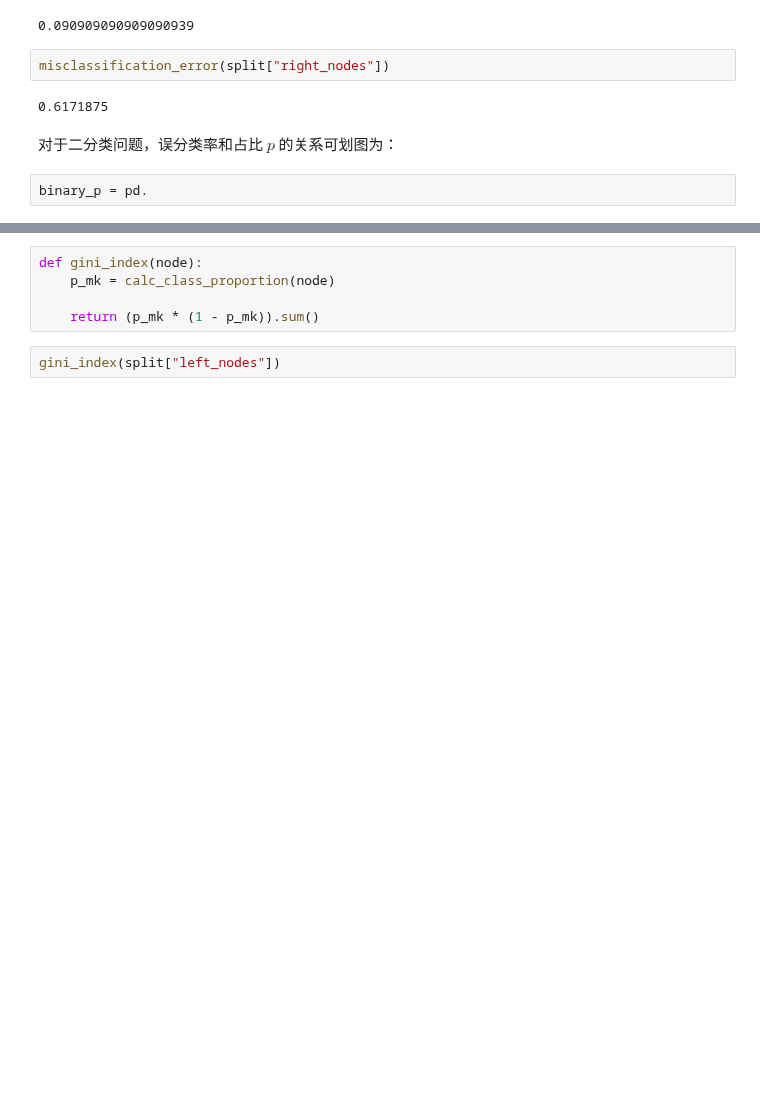
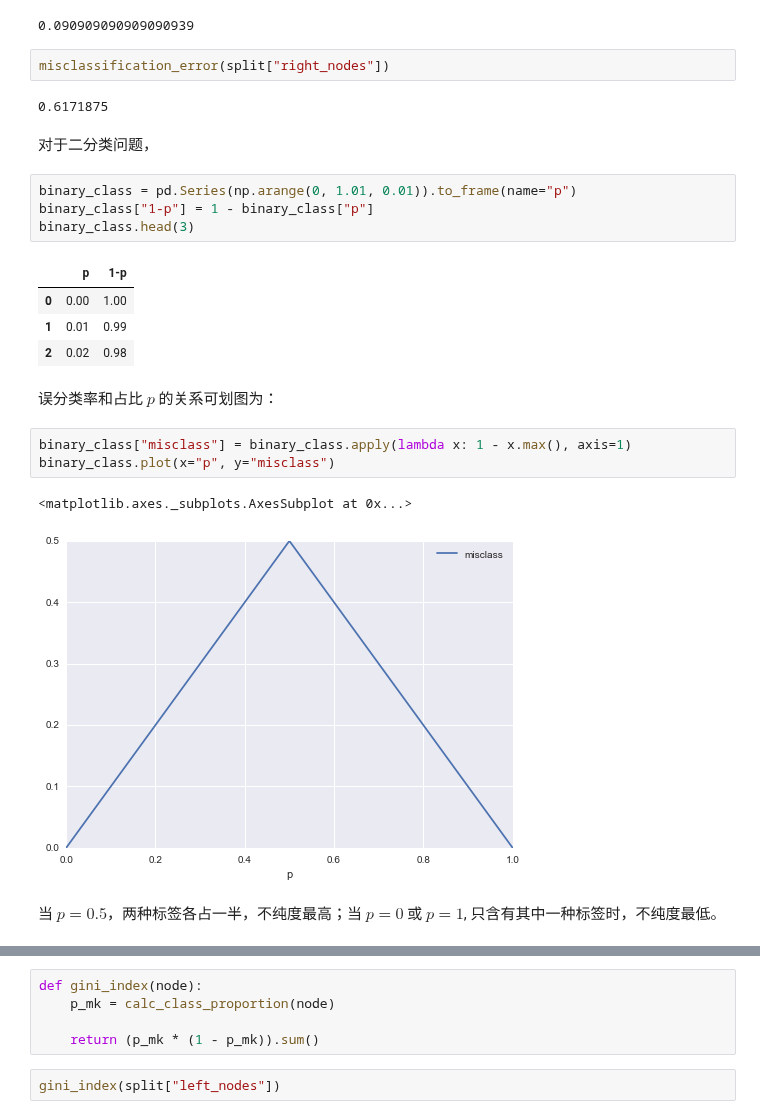
Before and after one commit to facaiy/book_notes, a Jupyter notebook: machine_learning/tree/decision_tree/demo.ipynb, the cells around one changed output, grey strips where cells are left out. Drawn from its saved outputs; the diff is of its cells as text; blank space fills up the shorter version.

```diff
--- a/machine_learning/tree/decision_tree/demo.ipynb
+++ b/machine_learning/tree/decision_tree/demo.ipynb
@@ -180,7 +181,24 @@ misclassification_error(split["left_nodes"])
 misclassification_error(split["right_nodes"])
 # %% [output]
 0.6171875
+# %% [markdown]
+对于二分类问题，
+# %%
+binary_class = pd.Series(np.arange(0, 1.01, 0.01)).to_frame(name="p")
+binary_class["1-p"] = 1 - binary_class["p"]
+binary_class.head(3)
+# %% [output]
+|  | p | 1-p |
+| 0 | 0.00 | 1.00 |
+| 1 | 0.01 | 0.99 |
+| 2 | 0.02 | 0.98 |
 # %% [markdown]
-对于二分类问题，误分类率和占比 $p$ 的关系可划图为：
+误分类率和占比 $p$ 的关系可划图为：
-# %%
-binary_p = pd.
+# %%
+binary_class["misclass"] = binary_class.apply(lambda x: 1 - x.max(), axis=1)
+binary_class.plot(x="p", y="misclass")
+# %% [output]
+<matplotlib.axes._subplots.AxesSubplot at 0x...>
+[figure, added]
+# %% [markdown]
+当 $p=0.5$，两种标签各占一半，不纯度最高；当 $p=0$ 或 $p=1$, 只含有其中一种标签时，不纯度最低。
```
Also changed, not shown: parts of 22 cells of this notebook.
